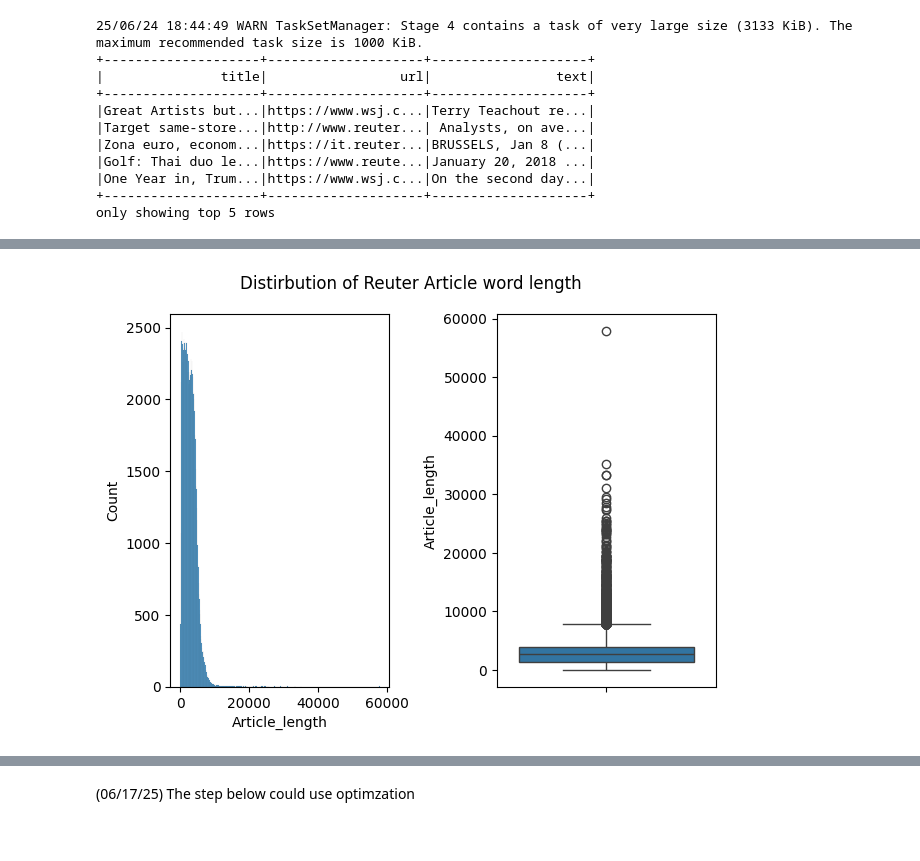
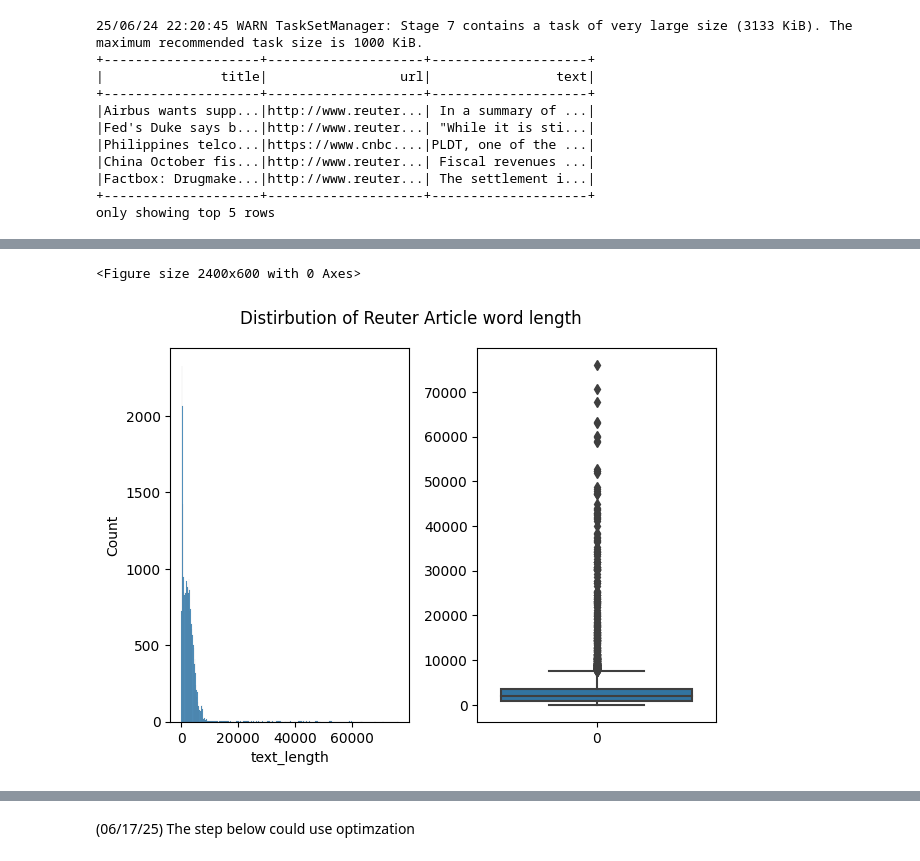
Before and after one commit to zunzun08/triple-screening, a Jupyter notebook: news_data.ipynb, the cells around one changed output, grey strips where cells are left out. Cells and saved outputs as stored; diff of their text form; code cells hidden in the pictures.

```diff
--- a/news_data.ipynb
+++ b/news_data.ipynb
@@ -161,6 +161,6 @@ To adjust logging level use sc.setLogLevel(newLevel). For SparkR, use setLogLeve
 # %%
-reuters_df = ds_to_spark(reuters_spark, "danidanou/Reuters_Financial_News", 10000)
-finnews_df = ds_to_spark(finnews_spark, "ashraq/financial-news-articles", 10000)
+reuters_df = ds_to_spark(reuters_spark, "danidanou/Reuters_Financial_News", 12500)
+finnews_df = ds_to_spark(finnews_spark, "ashraq/financial-news-articles", 12500)
 
 # Check if successful
 if reuters_df:
@@ -206,27 +224,31 @@ df = df.drop("rand_key")
 # %%
 df.show(5)
 # %% [output]
-25/06/24 18:44:49 WARN TaskSetManager: Stage 4 contains a task of very large size (3133 KiB). The maximum recommended task size is 1000 KiB.
+25/06/24 22:20:45 WARN TaskSetManager: Stage 7 contains a task of very large size (3133 KiB). The maximum recommended task size is 1000 KiB.
 +--------------------+--------------------+--------------------+
 |               title|                 url|                text|
 +--------------------+--------------------+--------------------+
-|Great Artists but...|https://www.wsj.c...|Terry Teachout re...|
-|Target same-store...|http://www.reuter...| Analysts, on ave...|
-|Zona euro, econom...|https://it.reuter...|BRUSSELS, Jan 8 (...|
-|Golf: Thai duo le...|https://www.reute...|January 20, 2018 ...|
-|One Year in, Trum...|https://www.wsj.c...|On the second day...|
+|Airbus wants supp...|http://www.reuter...| In a summary of ...|
+|Fed's Duke says b...|http://www.reuter...| "While it is sti...|
+|Philippines telco...|https://www.cnbc....|PLDT, one of the ...|
+|China October fis...|http://www.reuter...| Fiscal revenues ...|
+|Factbox: Drugmake...|http://www.reuter...| The settlement i...|
 +--------------------+--------------------+--------------------+
 only showing top 5 rows
 # %%
+from pyspark.sql.functions import length
 
 plt.figure(figsize=(24,6))
 
 fig, axs = plt.subplots(ncols=2)
 
-article_length_series = df.select("Article_length").toPandas().squeeze()
 
 
-fig.suptitle('Distirbution of Reuter Article word length')
+df = df.withColumn("text_length",length("text"))
+article_length_series = df.select("text_length").toPandas().squeeze()
+
+
+fig.suptitle('Distirbution of News Article word length')
 
 sn.histplot(data=article_length_series, ax=axs[0])
 
@@ -238 +261,2 @@ plt.show()
+<Figure size 2400x600 with 0 Axes>
-[figure, old version]
+[figure, new version]
```
Also changed, not shown: parts of 10 cells of this notebook, 2 other files.
